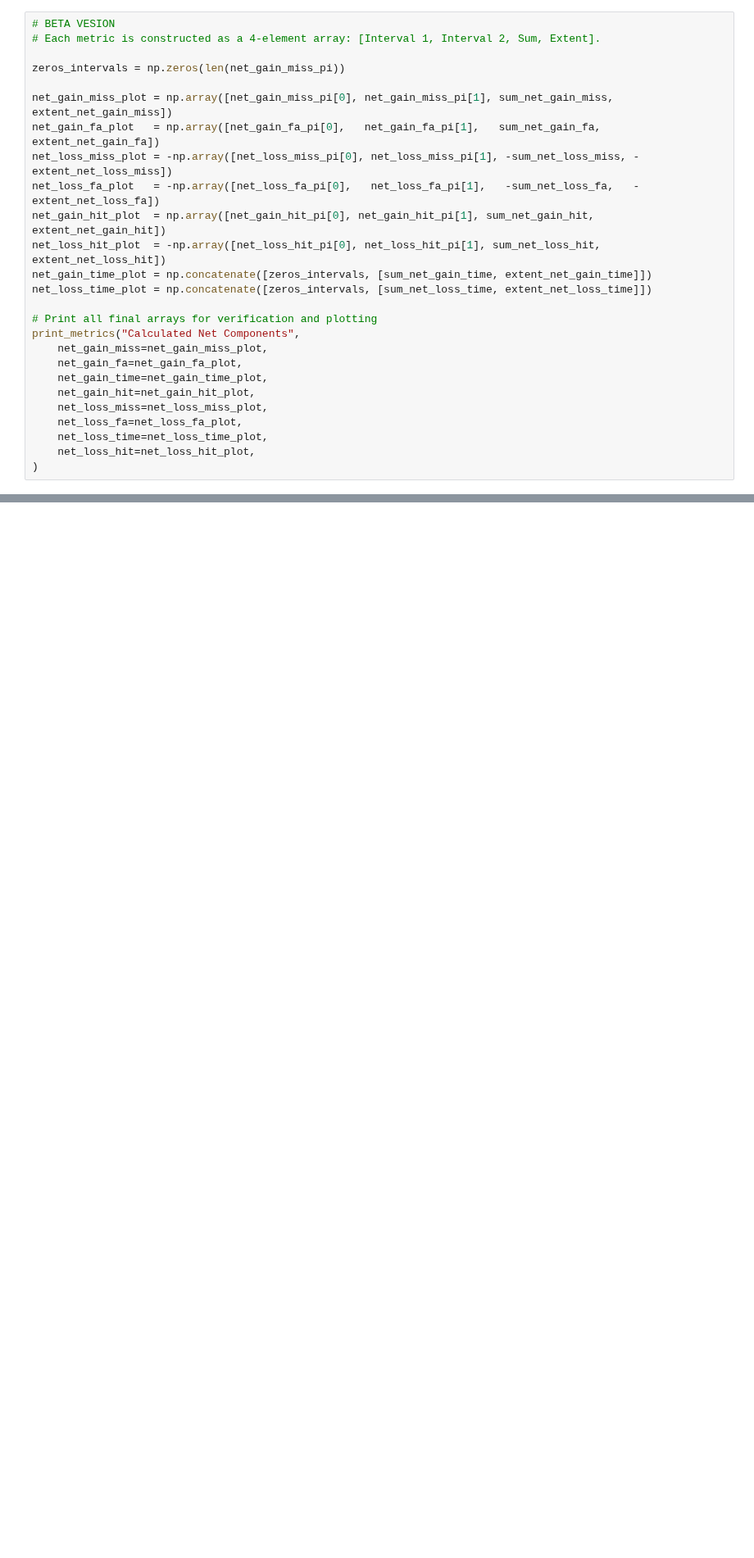
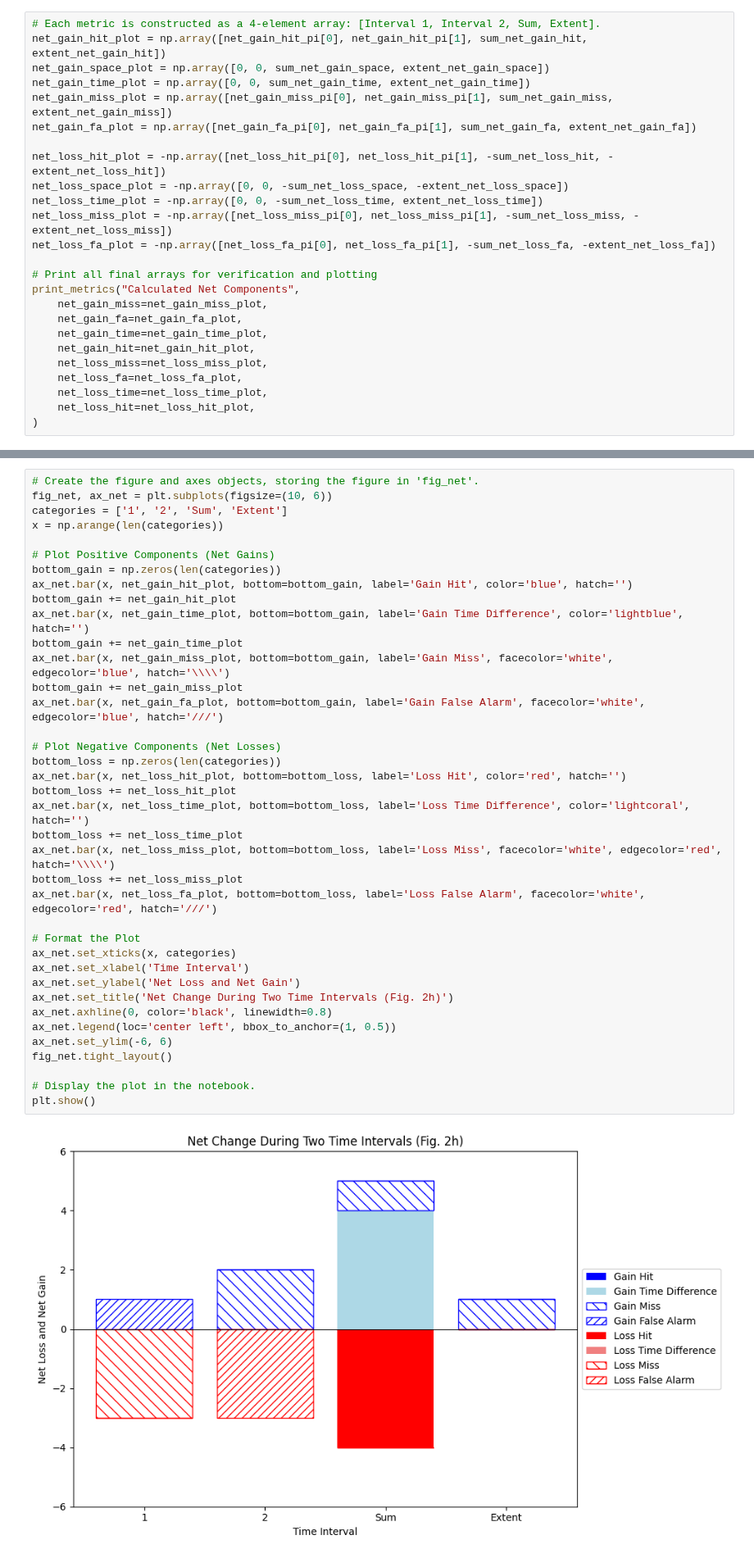
Before and after one commit to antoniovfonseca/compare-time-series, a Jupyter notebook: comparison-time-series2.ipynb, the cells around one changed output, grey strips where cells are left out. Shown at 82% size. Saved outputs shown, nothing was run; the diff lists cells and outputs as text; blank space fills up the shorter version.

```diff
--- a/comparison-time-series2.ipynb
+++ b/comparison-time-series2.ipynb
@@ -625,19 +625,18 @@ net_loss_false_alarm: 0
 # %% [markdown]
 ### 5.3 Calculate Net Change Components
 # %%
-# BETA VESION
 # Each metric is constructed as a 4-element array: [Interval 1, Interval 2, Sum, Extent].
+net_gain_hit_plot = np.array([net_gain_hit_pi[0], net_gain_hit_pi[1], sum_net_gain_hit, extent_net_gain_hit])
+net_gain_space_plot = np.array([0, 0, sum_net_gain_space, extent_net_gain_space])
+net_gain_time_plot = np.array([0, 0, sum_net_gain_time, extent_net_gain_time])
+net_gain_miss_plot = np.array([net_gain_miss_pi[0], net_gain_miss_pi[1], sum_net_gain_miss, extent_net_gain_miss])
+net_gain_fa_plot = np.array([net_gain_fa_pi[0], net_gain_fa_pi[1], sum_net_gain_fa, extent_net_gain_fa])
 
-zeros_intervals = np.zeros(len(net_gain_miss_pi))
-
-net_gain_miss_plot = np.array([net_gain_miss_pi[0], net_gain_miss_pi[1], sum_net_gain_miss, extent_net_gain_miss])
-net_gain_fa_plot   = np.array([net_gain_fa_pi[0],   net_gain_fa_pi[1],   sum_net_gain_fa,   extent_net_gain_fa])
+net_loss_hit_plot = -np.array([net_loss_hit_pi[0], net_loss_hit_pi[1], -sum_net_loss_hit, -extent_net_loss_hit])
+net_loss_space_plot = -np.array([0, 0, -sum_net_loss_space, -extent_net_loss_space])
+net_loss_time_plot = -np.array([0, 0, -sum_net_loss_time, extent_net_loss_time])
 net_loss_miss_plot = -np.array([net_loss_miss_pi[0], net_loss_miss_pi[1], -sum_net_loss_miss, -extent_net_loss_miss])
-net_loss_fa_plot   = -np.array([net_loss_fa_pi[0],   net_loss_fa_pi[1],   -sum_net_loss_fa,   -extent_net_loss_fa])
-net_gain_hit_plot  = np.array([net_gain_hit_pi[0], net_gain_hit_pi[1], sum_net_gain_hit, extent_net_gain_hit])
-net_loss_hit_plot  = -np.array([net_loss_hit_pi[0], net_loss_hit_pi[1], sum_net_loss_hit, extent_net_loss_hit])
-net_gain_time_plot = np.concatenate([zeros_intervals, [sum_net_gain_time, extent_net_gain_time]])
-net_loss_time_plot = np.concatenate([zeros_intervals, [sum_net_loss_time, extent_net_loss_time]])
+net_loss_fa_plot = -np.array([net_loss_fa_pi[0], net_loss_fa_pi[1], -sum_net_loss_fa, -extent_net_loss_fa])
 
 # Print all final arrays for verification and plotting
 print_metrics("Calculated Net Components",
@@ -903,3 +894,43 @@ plt.show()
+# %%
+# Create the figure and axes objects, storing the figure in 'fig_net'.
+fig_net, ax_net = plt.subplots(figsize=(10, 6))
+categories = ['1', '2', 'Sum', 'Extent']
+x = np.arange(len(categories))
+
+# Plot Positive Components (Net Gains)
+bottom_gain = np.zeros(len(categories))
+ax_net.bar(x, net_gain_hit_plot, bottom=bottom_gain, label='Gain Hit', color='blue', hatch='')
+bottom_gain += net_gain_hit_plot
+ax_net.bar(x, net_gain_time_plot, bottom=bottom_gain, label='Gain Time Difference', color='lightblue', hatch='')
+bottom_gain += net_gain_time_plot
+ax_net.bar(x, net_gain_miss_plot, bottom=bottom_gain, label='Gain Miss', facecolor='white', edgecolor='blue', hatch='\\\\')
+bottom_gain += net_gain_miss_plot
+ax_net.bar(x, net_gain_fa_plot, bottom=bottom_gain, label='Gain False Alarm', facecolor='white', edgecolor='blue', hatch='///')
+
+# Plot Negative Components (Net Losses)
+bottom_loss = np.zeros(len(categories))
+ax_net.bar(x, net_loss_hit_plot, bottom=bottom_loss, label='Loss Hit', color='red', hatch='')
+bottom_loss += net_loss_hit_plot
+ax_net.bar(x, net_loss_time_plot, bottom=bottom_loss, label='Loss Time Difference', color='lightcoral', hatch='')
+bottom_loss += net_loss_time_plot
+ax_net.bar(x, net_loss_miss_plot, bottom=bottom_loss, label='Loss Miss', facecolor='white', edgecolor='red', hatch='\\\\')
+bottom_loss += net_loss_miss_plot
+ax_net.bar(x, net_loss_fa_plot, bottom=bottom_loss, label='Loss False Alarm', facecolor='white', edgecolor='red', hatch='///')
+
+# Format the Plot
+ax_net.set_xticks(x, categories)
+ax_net.set_xlabel('Time Interval')
+ax_net.set_ylabel('Net Loss and Net Gain')
+ax_net.set_title('Net Change During Two Time Intervals (Fig. 2h)')
+ax_net.axhline(0, color='black', linewidth=0.8)
+ax_net.legend(loc='center left', bbox_to_anchor=(1, 0.5))
+ax_net.set_ylim(-6, 6)
+fig_net.tight_layout()
+
+# Display the plot in the notebook.
+plt.show()
+# %% [output]
+[figure, added]
 # %% [markdown]
 ## 7. Exporting Results <a id="export"></a>
 # %% [markdown]
```
Also changed, not shown: parts of 5 cells of this notebook, 2 other files.
